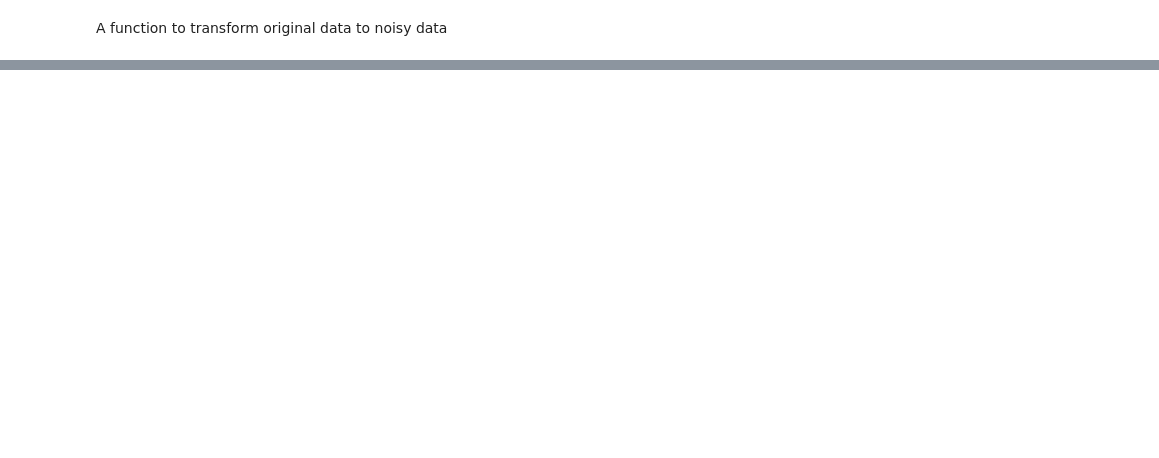
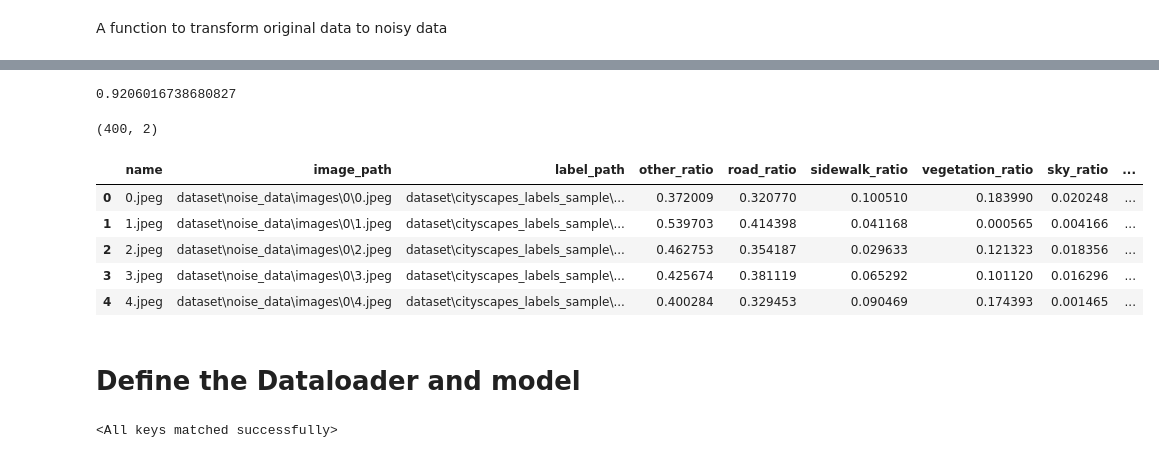
Before and after one commit to SihanZhu22/Graduation-project-domain-shift-image-2-image, a Jupyter notebook: jupyter/Embeddings for noisy images.ipynb, the cells around one changed output, grey strips where cells are left out. Saved outputs shown, nothing was run; the diff lists cells and outputs as text; code cells hidden in the pictures; blank space fills up the shorter version.

```diff
--- a/jupyter/Embeddings for noisy images.ipynb
+++ b/jupyter/Embeddings for noisy images.ipynb
@@ -92,0 +226,38 @@ df_input_full = pd.DataFrame(embedding,columns=["tsne_1","tsne_2"])
+# %%
+embedding_list = []
+for i, image in enumerate(combined_images): # i is not used, could remove the enumerate
+    embedding = get_representation_for_image(image,"__") # y_label is never used, so just use replacement
+    embedding_list.append(embedding)
+
+embedding_arr = np.array(embedding_list)
+pca_50 = PCA(n_components=50)
+pca_embedding = pca_50.fit_transform(embedding_arr)
+print(np.sum(pca_50.explained_variance_ratio_))
+# pca = PCA(n_components=2)
+tsne = TSNE()
+meaningful_tsne_embedding = tsne.fit_transform(pca_embedding)
+# %% [output]
+0.9206016738680827
+# %%
+meaningful_tsne_embedding.shape
+# %% [output]
+(400, 2)
+# %%
+pca_2= PCA(n_components=2)
+pca_embedding = pca_2.fit_transform(embedding_arr)
+# %%
+full_embedding = np.concatenate((simple_tsne_embedding,meaningful_tsne_embedding,pca_embedding),axis=1)
+df_input_embedding = pd.DataFrame(full_embedding, columns=["simple_tsne_1","simple_tsne_2","meaningful_tsne_1","meaningful_tsne_2","pca_1","pca_2"])
+# %%
+df = pd.concat((df,df_input_embedding),axis = 1)
+# %%
+df.head()
+# %% [output]
+|  | name | image_path | label_path | other_ratio | road_ratio | sidewalk_ratio | vegetation_ratio | sky_ratio | ... |
+| 0 | 0.jpeg | dataset\noise_data\images\0\0.jpeg | dataset\cityscapes_labels_sample\... | 0.372009 | 0.320770 | 0.100510 | 0.183990 | 0.020248 | ... |
+| 1 | 1.jpeg | dataset\noise_data\images\0\1.jpeg | dataset\cityscapes_labels_sample\... | 0.539703 | 0.414398 | 0.041168 | 0.000565 | 0.004166 | ... |
+| 2 | 2.jpeg | dataset\noise_data\images\0\2.jpeg | dataset\cityscapes_labels_sample\... | 0.462753 | 0.354187 | 0.029633 | 0.121323 | 0.018356 | ... |
+| 3 | 3.jpeg | dataset\noise_data\images\0\3.jpeg | dataset\cityscapes_labels_sample\... | 0.425674 | 0.381119 | 0.065292 | 0.101120 | 0.016296 | ... |
+| 4 | 4.jpeg | dataset\noise_data\images\0\4.jpeg | dataset\cityscapes_labels_sample\... | 0.400284 | 0.329453 | 0.090469 | 0.174393 | 0.001465 | ... |
+# %% [markdown]
+# Define the Dataloader and model
@@ -92,0 +344,8 @@ df_input_full = pd.DataFrame(embedding,columns=["tsne_1","tsne_2"])
+# %%
+model_path = "D:\zsh\graduation\Graduation-project-domain-shift-image-2-image\models\\5-classes-U-Net-2023-03-09.pth"
+
+device = torch.device('cpu')
+model_ = UNet(num_classes=6).to(device)
+model_.load_state_dict(torch.load(model_path,map_location=device))
+# %% [output]
+<All keys matched successfully>
```
Also changed, not shown: parts of 58 cells of this notebook, 1 other file.
